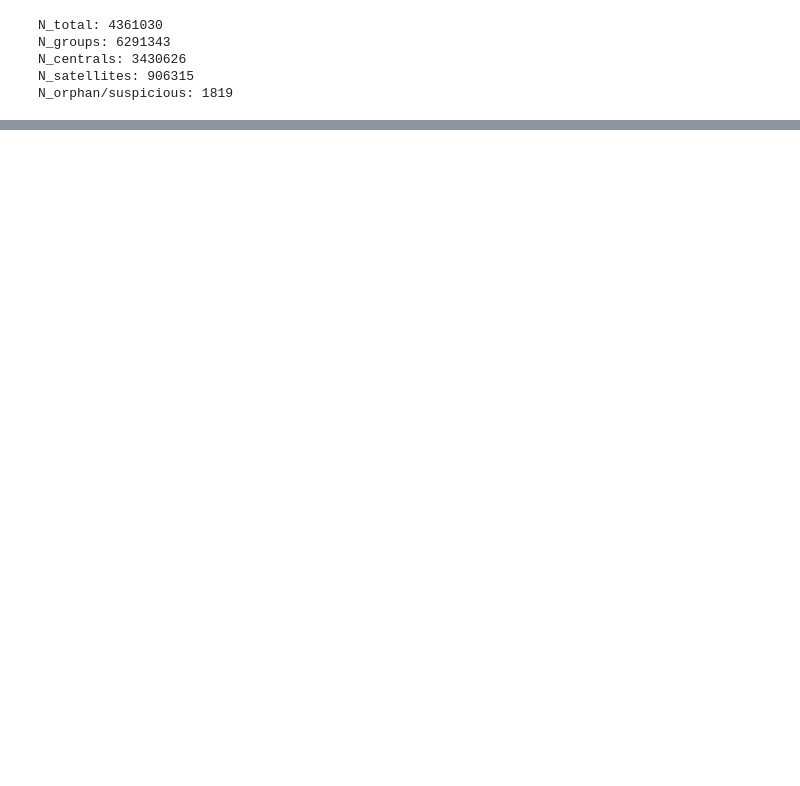
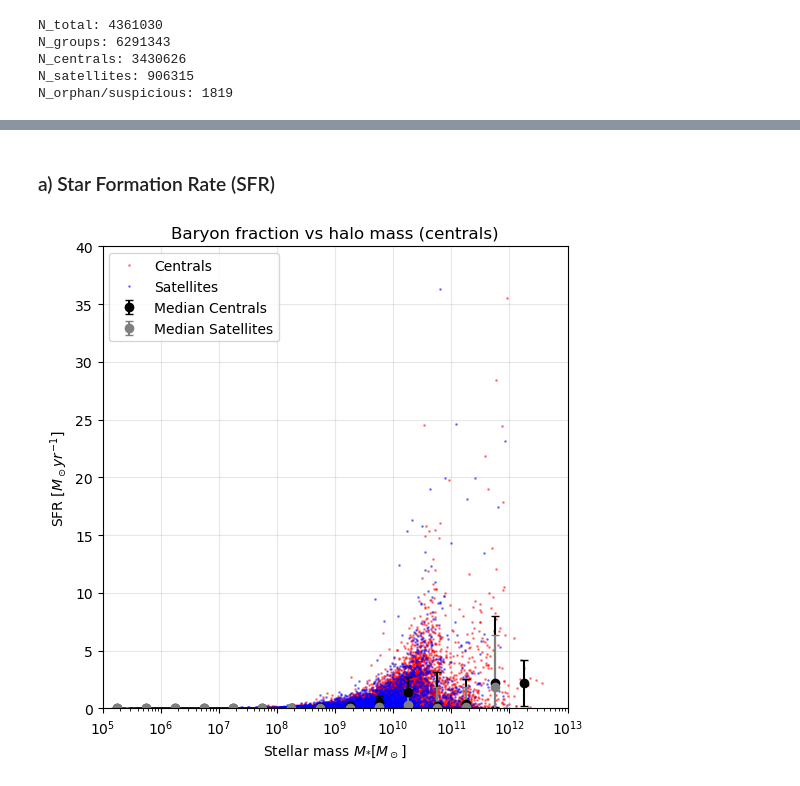
Before and after one commit to gvansan/TANA_notebooks, a Jupyter notebook: Project/part2.ipynb, the cells around one changed output, grey strips where cells are left out. Drawn from its saved outputs; the diff is of its cells as text; code cells hidden in the pictures; blank space fills up the shorter version.

```diff
--- a/Project/part2.ipynb
+++ b/Project/part2.ipynb
@@ -607,0 +639,48 @@ plt.show()
+# %% [markdown]
+### a) Star Formation Rate (SFR)
+# %%
+#redefine needed masks
+mask   = np.asarray(data['Subhalo']['SubhaloFlag'], dtype=np.uint8) #consider for analysis (halo is suitable for analysis)
+valid = (total_mass > 0) & (total_mass_type[:,1] > 0) & (total_mass_type[:,4] > 0)
+
+#SFR in function of total mass
+SFR_haloes = np.asarray(data['Subhalo']["SubhaloSFR"])
+total_mass_all_haloes = np.asarray(data['Subhalo']["SubhaloMass"][:])*10**10/h
+
+SFR_haloes_central = SFR_haloes[mask==1][valid][mask_central]
+SFR_haloes_satellites = SFR_haloes[mask==1][valid][mask_s]
+
+#define bins
+bin_width_dex_SFR = 0.5
+logM_min_SFR = np.floor(np.log10(Mstar_central.min()))
+logM_max_SFR = np.ceil(np.log10(Mstar_central.max()))
+bin_edges_SFR = 10**np.arange(logM_min_SFR, logM_max_SFR + 1e-9, bin_width_dex_SFR)
+bin_central_SFR = np.sqrt(bin_edges_SFR[:-1] * bin_edges_SFR[1:])
+
+med_SFR_central, sigma_low_SFR_central, sigma_high_SFR_central = median_with_error(Mstar_central,
+                                                                                   SFR_haloes_central,
+                                                                                   bin_edges_SFR)
+med_SFR_sat, sigma_low_SFR_sat, sigma_high_SFR_sat = median_with_error(Mstar_s,
+                                                                       SFR_haloes_satellites,
+                                                                       bin_edges_SFR)
+
+plt.figure(figsize=(6,6))
+
+plt.semilogx(Mstar_central, SFR_haloes_central, '.', ms=2, alpha=0.4, color='red', label='Centrals')
+plt.semilogx(Mstar_s, SFR_haloes_satellites, '.', ms=2, alpha=0.4, color='blue', label='Satellites')
+
+plt.errorbar(bin_central_SFR, med_SFR_central, yerr=[sigma_low_SFR_central, sigma_high_SFR_central],
+             fmt='o', color='black', markersize=6, capsize=3, label='Median Centrals')
+plt.errorbar(bin_central_SFR, med_SFR_sat, yerr=[sigma_low_SFR_sat, sigma_high_SFR_sat],
+             fmt='o', color='grey', markersize=6, capsize=3, label='Median Satellites')
+
+plt.xlabel(r"Stellar mass $M_{*} [M_\odot]$")
+plt.ylabel(r"SFR $[M_\odot yr^{-1}]$")
+plt.title("Baryon fraction vs halo mass (centrals)")
+plt.xlim(1e5, 1e13)
+plt.ylim(-0.01, 40)
+plt.grid(alpha=0.3)
+plt.legend(loc='upper left')
+plt.show()
+# %% [output]
+[figure, added]
```
Also changed, not shown: parts of 15 cells of this notebook.
